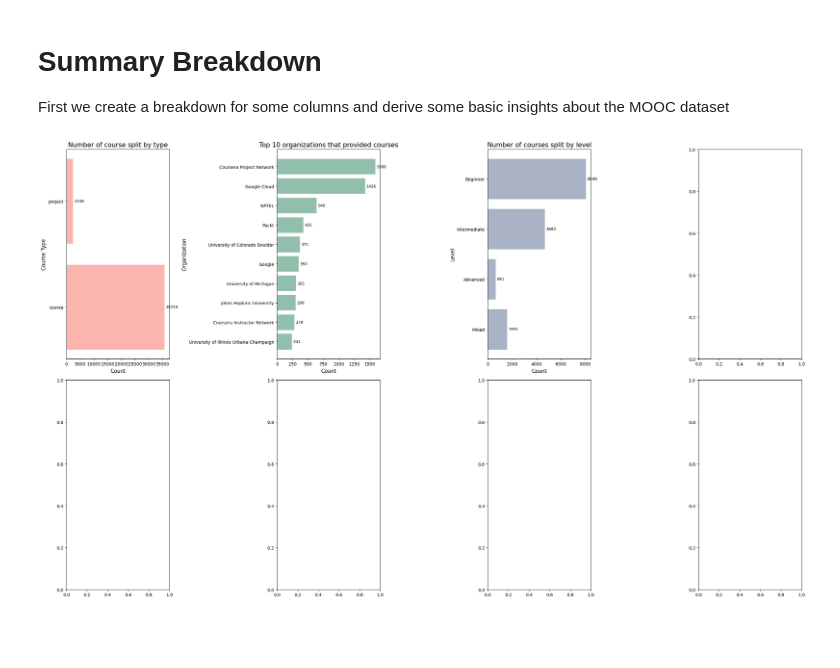
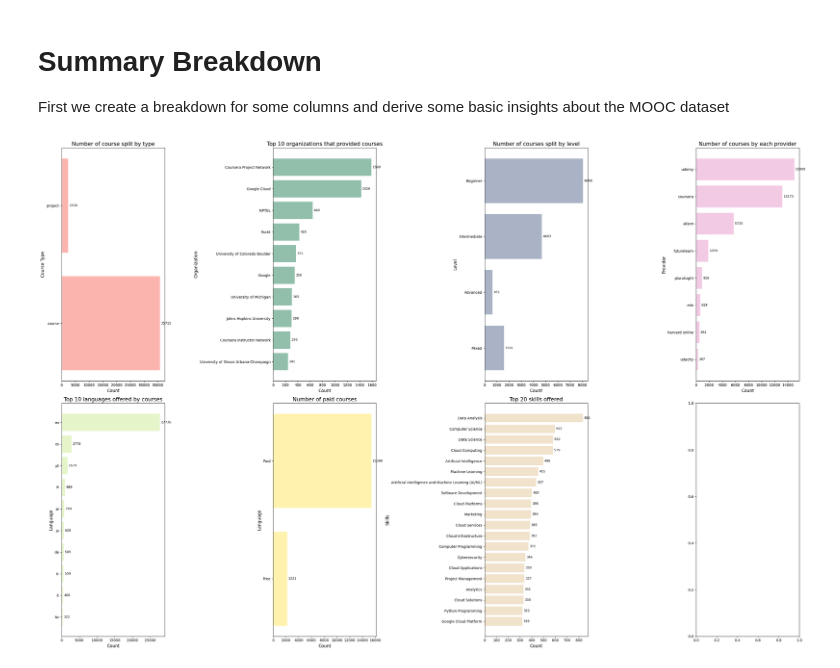
Before and after one commit to minimartzz/online-learning-so-mooc, a Jupyter notebook: mooc_analysis.ipynb, the cells around one changed output. Saved outputs shown, nothing was run; the diff lists cells and outputs as text; code cells hidden in the pictures; blank space fills up the shorter version.

Commit message:
Update: Completed summary plots. To add explanations. Moving on to analysis

```diff
--- a/mooc_analysis.ipynb
+++ b/mooc_analysis.ipynb
@@ -65,45 +66,101 @@ top_10_organization = count_organization.iloc[:10].sort_values('count')
 count_level = df_mooc['level'].value_counts()
 count_level = count_level.reindex(index=['Mixed', 'Advanced', 'Intermediate', 'Beginner'])
 count_level = pd.DataFrame(count_level).reset_index()
+
+count_provider = df_mooc['provider'].value_counts().sort_values()
+count_provider = pd.DataFrame(count_provider).reset_index()
+
+count_premium = df_mooc['premium'].value_counts().sort_values()
+count_premium = pd.DataFrame(count_premium).reset_index()
+count_premium['premium'] = ['Free', 'Paid']
+
+all_skills = np.concatenate(df_mooc['skills'].dropna().to_numpy())
+all_skills = np.unique(all_skills, return_counts=True)
+all_skills = {
+  'skills': all_skills[0],
+  'count': all_skills[1]
+}
+all_skills = pd.DataFrame(all_skills).sort_values('count')
+top_20_skills = all_skills.iloc[-20:]
 # %%
 # Define global variables
 mpl.rcParams['axes.prop_cycle'] = mpl.cycler(color=plt.cm.Pastel1.colors)
 FS = 12
 
 fig, ax = plt.subplots(nrows=2, ncols=4)
-fig.set_figheight(15)
-fig.set_figwidth(25)
+fig.set_figheight(20)
+fig.set_figwidth(30)
 
 # 1. Countplot of type column
 bars = ax[0, 0].barh(count_type['type'], count_type['count'])
 for bar in bars:
   width = bar.get_width()
   y = bar.get_y() + bar.get_height() / 2
   ax[0, 0].annotate(f'{width}', xy=(width, y), xytext=(3, 0), textcoords='offset points', va='center', fontsize=FS-3)
 ax[0, 0].set_title("Number of course split by type", fontsize=FS+3)
 ax[0, 0].set_ylabel("Course Type", fontsize=FS)
 ax[0, 0].set_xlabel("Count", fontsize=FS)
 
 # 2. Countplot of organisation column
 bars = ax[0, 1].barh(top_10_organization['organization'], top_10_organization['count'], color="#92bfab")
 for bar in bars:
   width = bar.get_width()
   y = bar.get_y() + bar.get_height() / 2
   ax[0, 1].annotate(f'{width}', xy=(width, y), xytext=(3, 0), textcoords='offset points', va='center', fontsize=FS-3)
 ax[0, 1].set_title("Top 10 organizations that provided courses", fontsize=FS+3)
 ax[0, 1].set_ylabel("Organization", fontsize=FS)
 ax[0, 1].set_xlabel("Count", fontsize=FS)
 
 # 3. Countplot of level column
 bars = ax[0, 2].barh(count_level['level'], count_level['count'], color="#a9b3c5")
 for bar in bars:
   width = bar.get_width()
   y = bar.get_y() + bar.get_height() / 2
   ax[0, 2].annotate(f'{width}', xy=(width, y), xytext=(3, 0), textcoords='offset points', va='center', fontsize=FS-3)
 ax[0, 2].set_title("Number of courses split by level", fontsize=FS+3)
 ax[0, 2].set_ylabel("Level", fontsize=FS)
 ax[0, 2].set_xlabel("Count", fontsize=FS)
 
+# 4. Countplot of provider column
+bars = ax[0, 3].barh(count_provider['provider'], count_provider['count'], color="#f3cae4")
+for bar in bars:
+  width = bar.get_width()
+  y = bar.get_y() + bar.get_height() / 2
+  ax[0, 3].annotate(f'{width}', xy=(width, y), xytext=(3, 0), textcoords='offset points', va='center', fontsize=FS-3)
+ax[0, 3].set_title("Number of courses by each provider", fontsize=FS+3)
+ax[0, 3].set_ylabel("Provider", fontsize=FS)
+ax[0, 3].set_xlabel("Count", fontsize=FS)
+
+# 5. Countplot of languages column
+bars = ax[1, 0].barh(top_10_languages['language'], top_10_languages['count'], color="#e5f5c9")
+for bar in bars:
+  width = bar.get_width()
+  y = bar.get_y() + bar.get_height() / 2
+  ax[1, 0].annotate(f'{width}', xy=(width, y), xytext=(3, 0), textcoords='offset points', va='center', fontsize=FS-3)
+ax[1, 0].set_title("Top 10 languages offered by courses", fontsize=FS+3)
+ax[1, 0].set_ylabel("Language", fontsize=FS)
+ax[1, 0].set_xlabel("Count", fontsize=FS)
+
+# 6. Countplot of premium column
+bars = ax[1, 1].barh(count_premium['premium'], count_premium['count'], color="#fff2ae")
+for bar in bars:
+  width = bar.get_width()
+  y = bar.get_y() + bar.get_height() / 2
+  ax[1, 1].annotate(f'{width}', xy=(width, y), xytext=(3, 0), textcoords='offset points', va='center', fontsize=FS-3)
+ax[1, 1].set_title("Number of paid courses", fontsize=FS+3)
+ax[1, 1].set_ylabel("Language", fontsize=FS)
+ax[1, 1].set_xlabel("Count", fontsize=FS)
+
+# 7. Top 20 skills
+bars = ax[1, 2].barh(top_20_skills['skills'], top_20_skills['count'], color="#f1e2cc")
+for bar in bars:
+  width = bar.get_width()
+  y = bar.get_y() + bar.get_height() / 2
+  ax[1, 2].annotate(f'{width}', xy=(width, y), xytext=(3, 0), textcoords='offset points', va='center', fontsize=FS-3)
+ax[1, 2].set_title("Top 20 skills offered", fontsize=FS+3)
+ax[1, 2].set_ylabel("Skills", fontsize=FS)
+ax[1, 2].set_xlabel("Count", fontsize=FS)
+
 fig.tight_layout()
 # %% [output]
-[figure, old version]
+[figure, new version]
```
Also changed, not shown: parts of 3 cells of this notebook.
